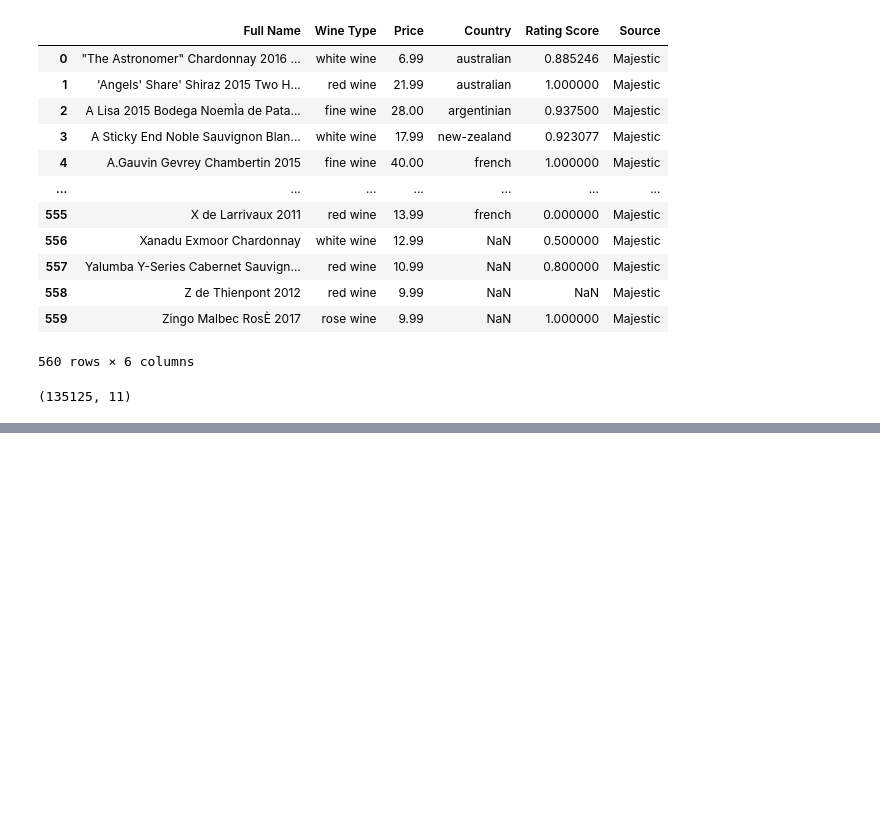
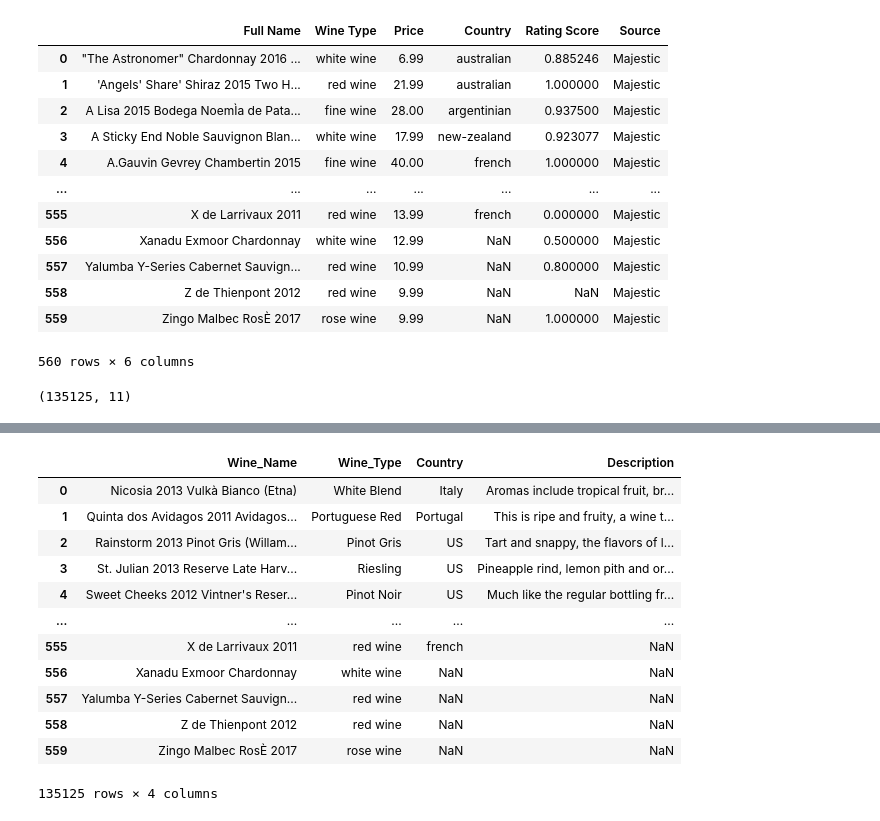
Before and after one commit to nirupamashankar/ETL-Project, a Jupyter notebook: wine_data.ipynb, the cells around one changed output, grey strips where cells are left out. Cells and saved outputs as stored; diff of their text form; code cells hidden in the pictures; blank space fills up the shorter version.

```diff
--- a/wine_data.ipynb
+++ b/wine_data.ipynb
@@ -114,3 +114,22 @@ df2.head()
 | 4 | Sweet Cheeks 2012 Vintner's Reser... | Pinot Noir | 65.0 | US | Oregon | Sweet Cheeks | Much like the regular bottling fr... | Winemag | NaN | NaN | ... |
 # %%
 df2_data = df2.to_csv('df2.csv', index = True)
+# %%
+wine_df = df2[['Full Name', 'Wine Type', 'Country', 'Description']]
+wine_df = wine_df.rename(columns={'Full Name': 'Wine_Name',
+                                 'Wine Type': 'Wine_Type'})
+wine_df
+# %% [output]
+|  | Wine_Name | Wine_Type | Country | Description |
+| 0 | Nicosia 2013 Vulkà Bianco (Etna) | White Blend | Italy | Aromas include tropical fruit, br... |
+| 1 | Quinta dos Avidagos 2011 Avidagos... | Portuguese Red | Portugal | This is ripe and fruity, a wine t... |
+| 2 | Rainstorm 2013 Pinot Gris (Willam... | Pinot Gris | US | Tart and snappy, the flavors of l... |
+| 3 | St. Julian 2013 Reserve Late Harv... | Riesling | US | Pineapple rind, lemon pith and or... |
+| 4 | Sweet Cheeks 2012 Vintner's Reser... | Pinot Noir | US | Much like the regular bottling fr... |
+| ... | ... | ... | ... | ... |
+| 555 | X de Larrivaux 2011 | red wine | french | NaN |
+| 556 | Xanadu Exmoor Chardonnay | white wine | NaN | NaN |
+| 557 | Yalumba Y-Series Cabernet Sauvign... | red wine | NaN | NaN |
+| 558 | Z de Thienpont 2012 | red wine | NaN | NaN |
+| 559 | Zingo Malbec RosÈ 2017 | rose wine | NaN | NaN |
+135125 rows × 4 columns
```
Also changed, not shown: parts of 4 cells of this notebook.
